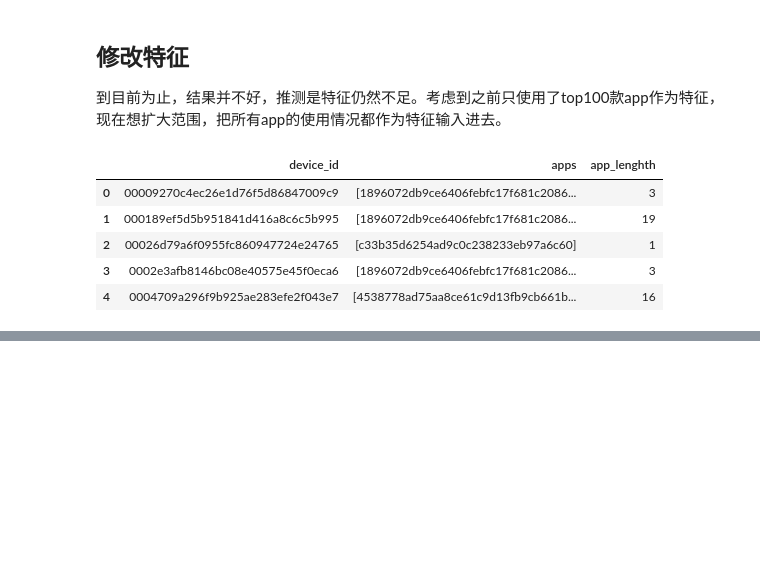
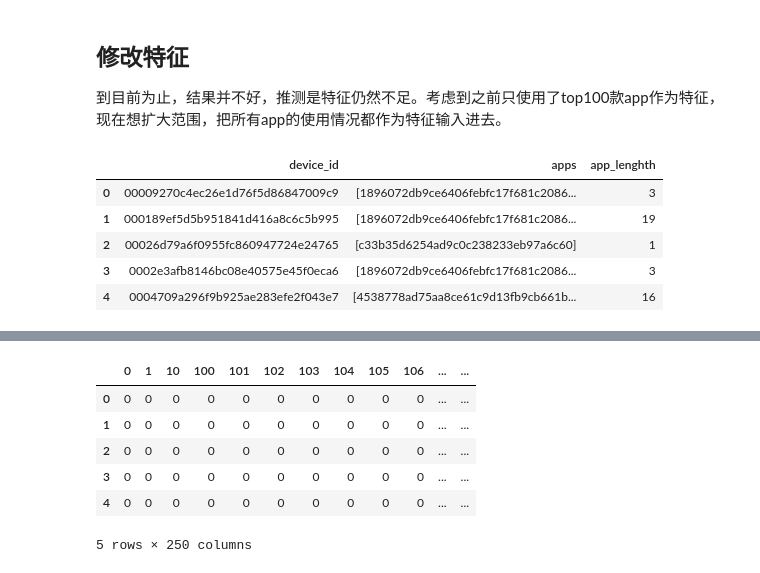
Before and after one commit to miangangzhen/YiGuanCompetition, a Jupyter notebook: Main.ipynb, the cells around one changed output, grey strips where cells are left out. Cells and saved outputs as stored; diff of their text form; code cells hidden in the pictures; blank space fills up the shorter version.

```diff
--- a/Main.ipynb
+++ b/Main.ipynb
@@ -632,0 +679,11 @@ MemoryError:
+# %%
+deviceid_train['sex']=deviceid_train['sex'].apply(lambda x:str(x))
+deviceid_train['age']=deviceid_train['age'].apply(lambda x:str(x))
+def tool(x):
+    if x=='nan':
+        return x
+    else:
+        return str(int(float(x)))
+deviceid_train['sex']=deviceid_train['sex'].apply(tool)
+deviceid_train['age']=deviceid_train['age'].apply(tool)
+deviceid_train['sex_age']=deviceid_train['sex']+'-'+deviceid_train['age']
@@ -632,0 +766,27 @@ MemoryError:
+# %%
+# 再试试我之前的特征的结果，用light gbm的结果
+train_df = pd.read_csv("train_1.data")
+test_df = pd.read_csv("test_1.data")
+train_df=pd.concat([train_df,test_df])
+
+train_df['gender']=train_df['gender'].apply(lambda x:str(x))
+train_df['age']=train_df['age'].apply(lambda x:str(x))
+def tool(x):
+    if x=='nan':
+        return x
+    else:
+        return str(int(float(x)))
+train_df['gender']=train_df['gender'].apply(tool)
+train_df['age']=train_df['age'].apply(tool)
+train_df['sex_age']=train_df['gender']+'-'+train_df['age']
+# %%
+train_df=train_df.replace({'nan':np.NaN,'nan-nan':np.NaN})
+train_df.head()
+# %% [output]
+|  | 0 | 1 | 10 | 100 | 101 | 102 | 103 | 104 | 105 | 106 | ... | ... |
+| 0 | 0 | 0 | 0 | 0 | 0 | 0 | 0 | 0 | 0 | 0 | ... | ... |
+| 1 | 0 | 0 | 0 | 0 | 0 | 0 | 0 | 0 | 0 | 0 | ... | ... |
+| 2 | 0 | 0 | 0 | 0 | 0 | 0 | 0 | 0 | 0 | 0 | ... | ... |
+| 3 | 0 | 0 | 0 | 0 | 0 | 0 | 0 | 0 | 0 | 0 | ... | ... |
+| 4 | 0 | 0 | 0 | 0 | 0 | 0 | 0 | 0 | 0 | 0 | ... | ... |
+5 rows × 250 columns
```
Also changed, not shown: parts of 21 cells of this notebook.
